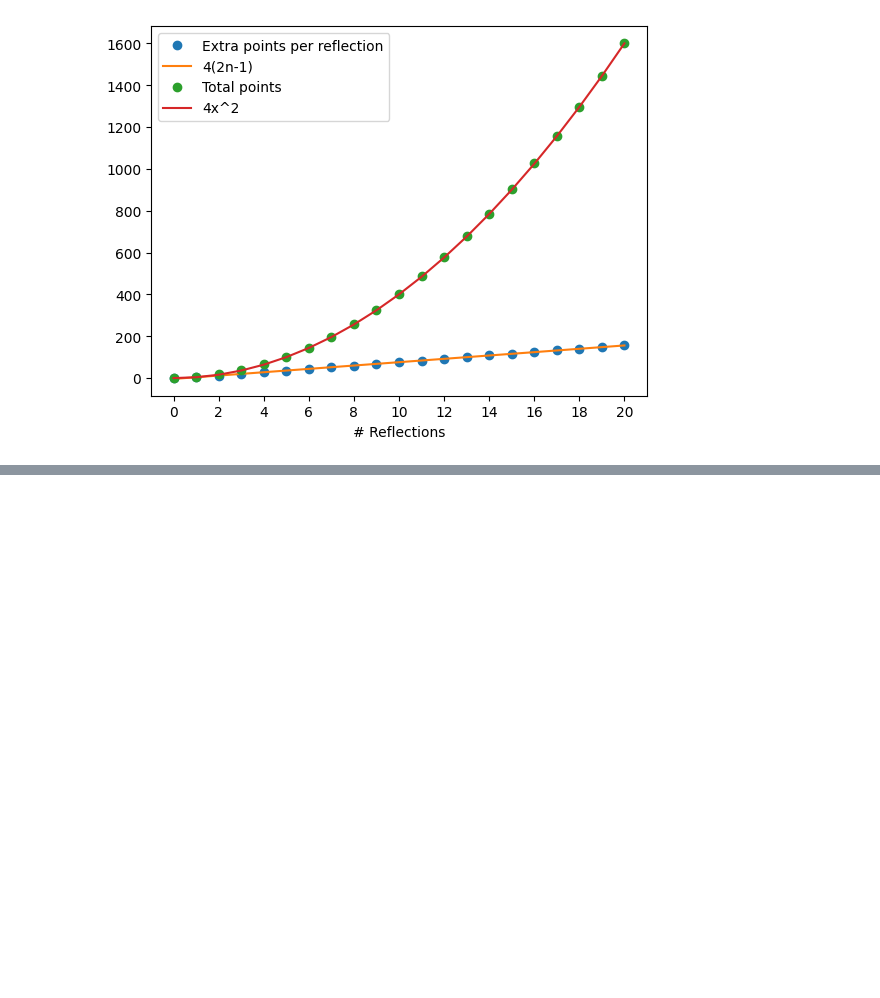
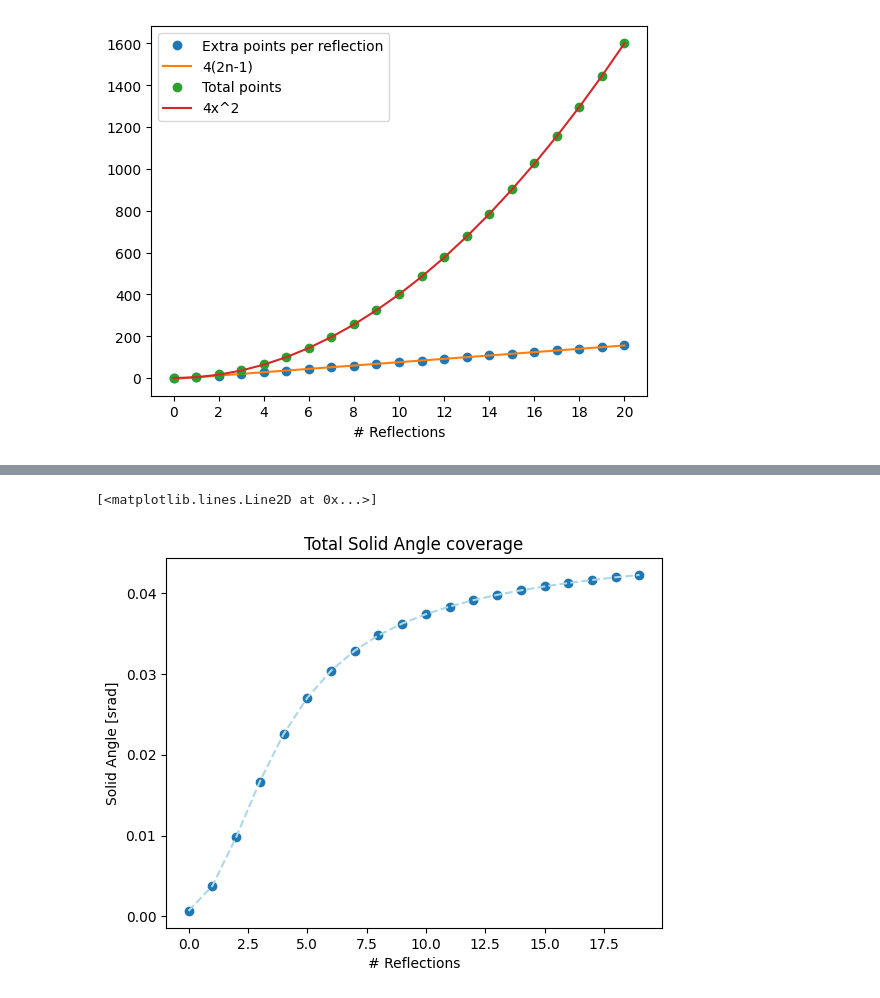
Before and after one commit to enlupi/SNN-Cal, a Jupyter notebook: GenerateDataset/Reflections.ipynb, the cells around one changed output, grey strips where cells are left out. Drawn from its saved outputs; the diff is of its cells as text; code cells hidden in the pictures; blank space fills up the shorter version.

```diff
--- a/GenerateDataset/Reflections.ipynb
+++ b/GenerateDataset/Reflections.ipynb
@@ -105,0 +157,10 @@ def find_distances(coordinates):
+# %%
+x = 20
+plt.title("Total Solid Angle coverage")
+plt.ylabel("Solid Angle [srad]")
+plt.xlabel("# Reflections")
+plt.plot(np.arange(x), omega_cum[:x], 'o')
+plt.plot(np.arange(x), omega_cum[:x], '--', color="lightblue")
+# %% [output]
+[<matplotlib.lines.Line2D at 0x...>]
+[figure, added]
```
Also changed, not shown: parts of 12 cells of this notebook.
